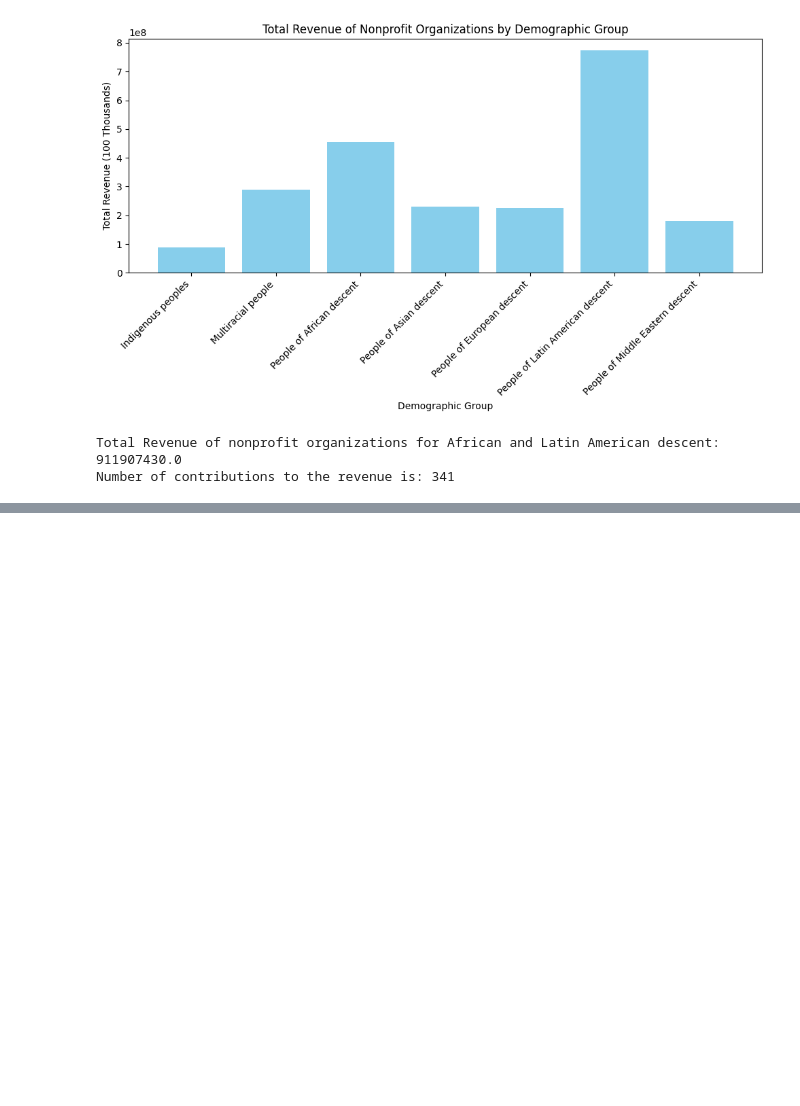
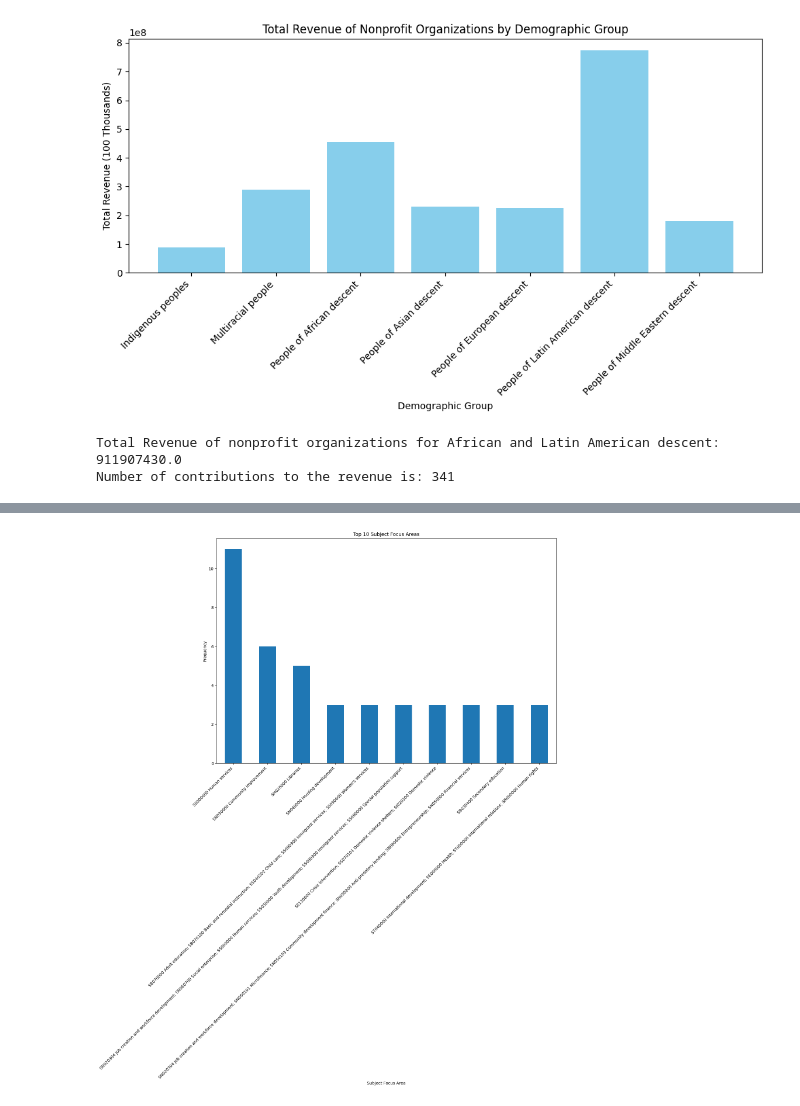
Before and after one commit to BU-Spark/ds-ncf-charitable-giving, a Jupyter notebook: sp24-team-b/Task1.ipynb, the cells around one changed output, grey strips where cells are left out. Cells and saved outputs as stored; diff of their text form; code cells hidden in the pictures; blank space fills up the shorter version.

```diff
--- a/sp24-team-b/Task1.ipynb
+++ b/sp24-team-b/Task1.ipynb
@@ -156,0 +166,25 @@ Number of contributions to the revenue is: 341
+# %%
+import pandas as pd
+import matplotlib.pyplot as plt
+
+#Read the CSV file into a DataFrame
+df = pd.read_csv('../../Data/Base_bundle.csv', low_memory=False)
+
+#Filter organizations corresponding to people of African descent and Latin American descent
+filtered_df = df[df['pcs_population'].str.contains('PE030000|PE050000', na=False)]
+
+#Extract and count unique subject focus areas
+subject_focus_counts = filtered_df['pcs_subject'].value_counts().head(10)
+
+#Create bar chart
+plt.figure(figsize=(15, 10))
+plt.tight_layout(rect=[0, 0, 1, 0.96])
+subject_focus_counts.plot(kind='bar')
+plt.title('Top 10 Subject Focus Areas')
+plt.xlabel('Subject Focus Area')
+plt.ylabel('Frequency')
+plt.xticks(rotation=45, ha='right')
+plt.tight_layout(rect=[0, 0, 1, 0.96])
+plt.show()
+# %% [output]
+[figure, added]
```
Also changed, not shown: parts of 1 cell of this notebook.
